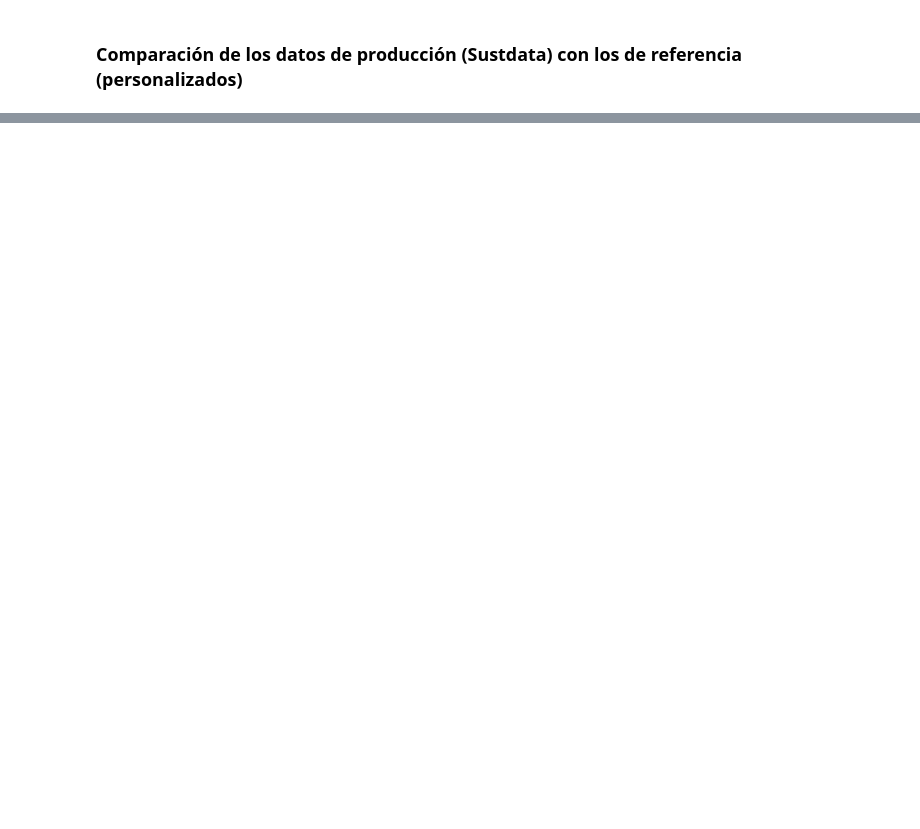
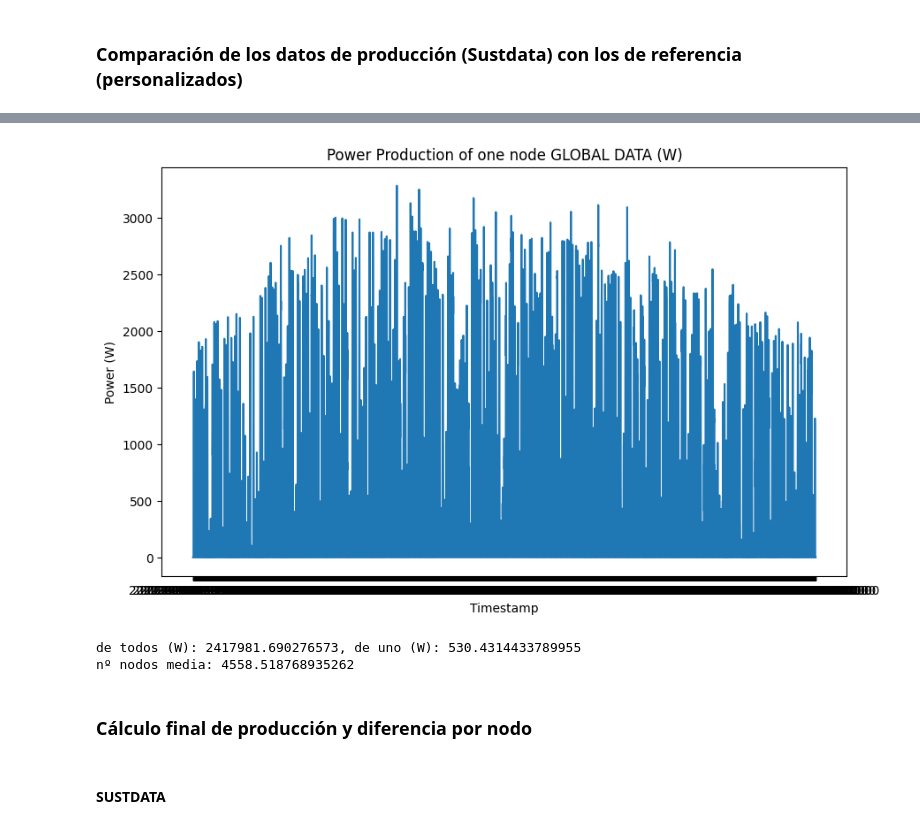
Before and after one commit to PaulaBartolomeMora/TFM, a Jupyter notebook: SustData/power_calc.ipynb, the cells around one changed output, grey strips where cells are left out. Cells and saved outputs as stored; diff of their text form; code cells hidden in the pictures; blank space fills up the shorter version.

```diff
--- a/SustData/power_calc.ipynb
+++ b/SustData/power_calc.ipynb
@@ -71,0 +60,24 @@ Text(0, 0.5, 'Power (+/-)')
+# %%
+plt.figure(figsize=(10, 6))
+plt.plot(df_ref["t_2"], df_ref["DC Array Output (W)"], linestyle="-")
+plt.title(f"Power Production of one node GLOBAL DATA (W)")
+plt.xlabel("Timestamp")
+plt.ylabel("Power (W)")
+for n, label in enumerate(plt.gca().xaxis.get_ticklabels()):
+    if n % 50 != 0:
+        label.set_visible(False)
+# %% [output]
+[figure, added]
+# %%
+mean_all = df_merged['solar'].mean()*1e6
+mean_one = df_ref['DC Array Output (W)'].mean()
+
+print("de todos (W): " + str(mean_all) +  ", de uno (W): " + str(mean_one))
+print("nº nodos media: " + str(mean_all/mean_one))
+# %% [output]
+de todos (W): 2417981.690276573, de uno (W): 530.4314433789955
+nº nodos media: 4558.518768935262
+# %% [markdown]
+### Cálculo final de producción y diferencia por nodo
+# %% [markdown]
+#### SUSTDATA
```
Also changed, not shown: parts of 20 cells of this notebook, 1 other file.
